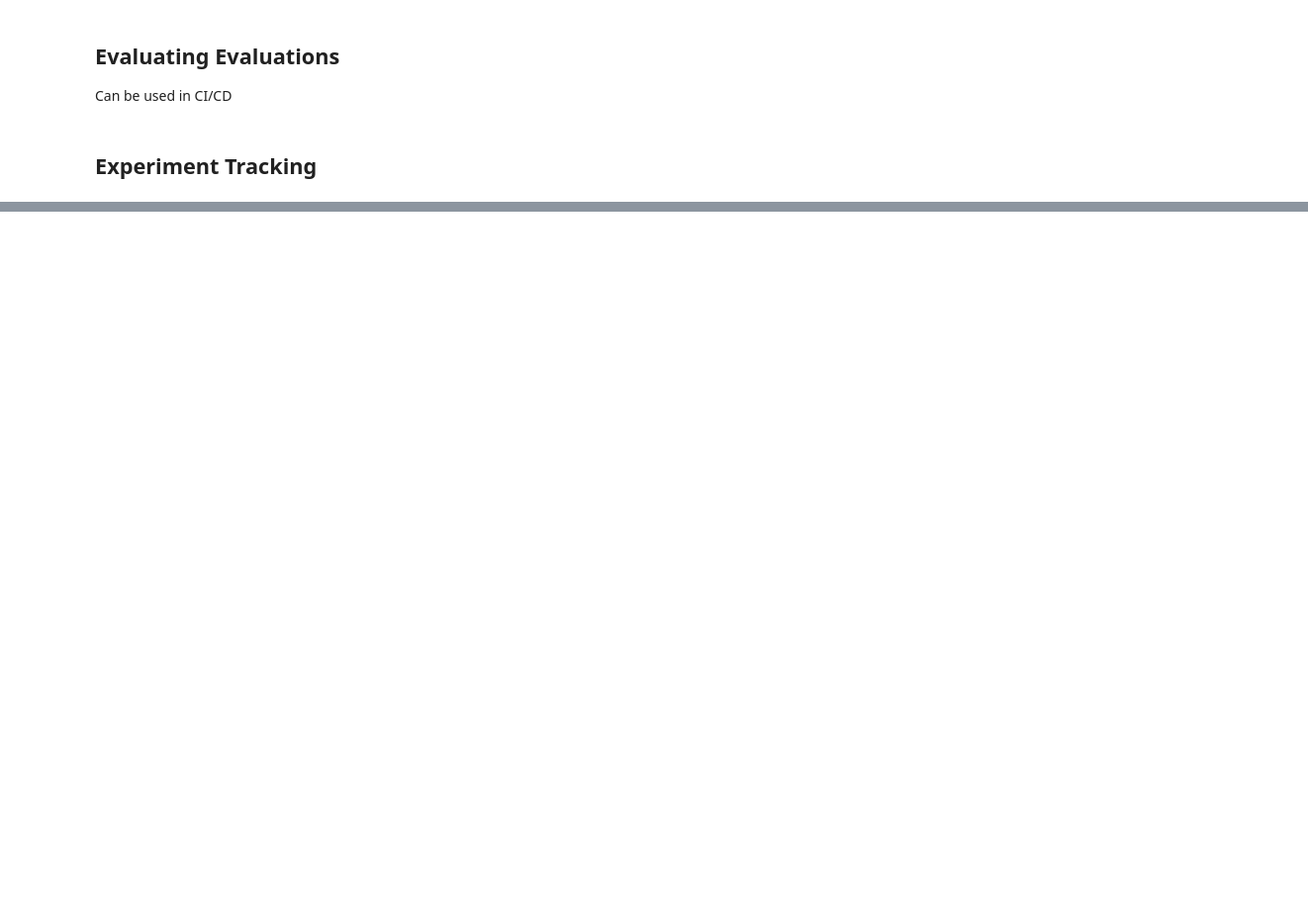
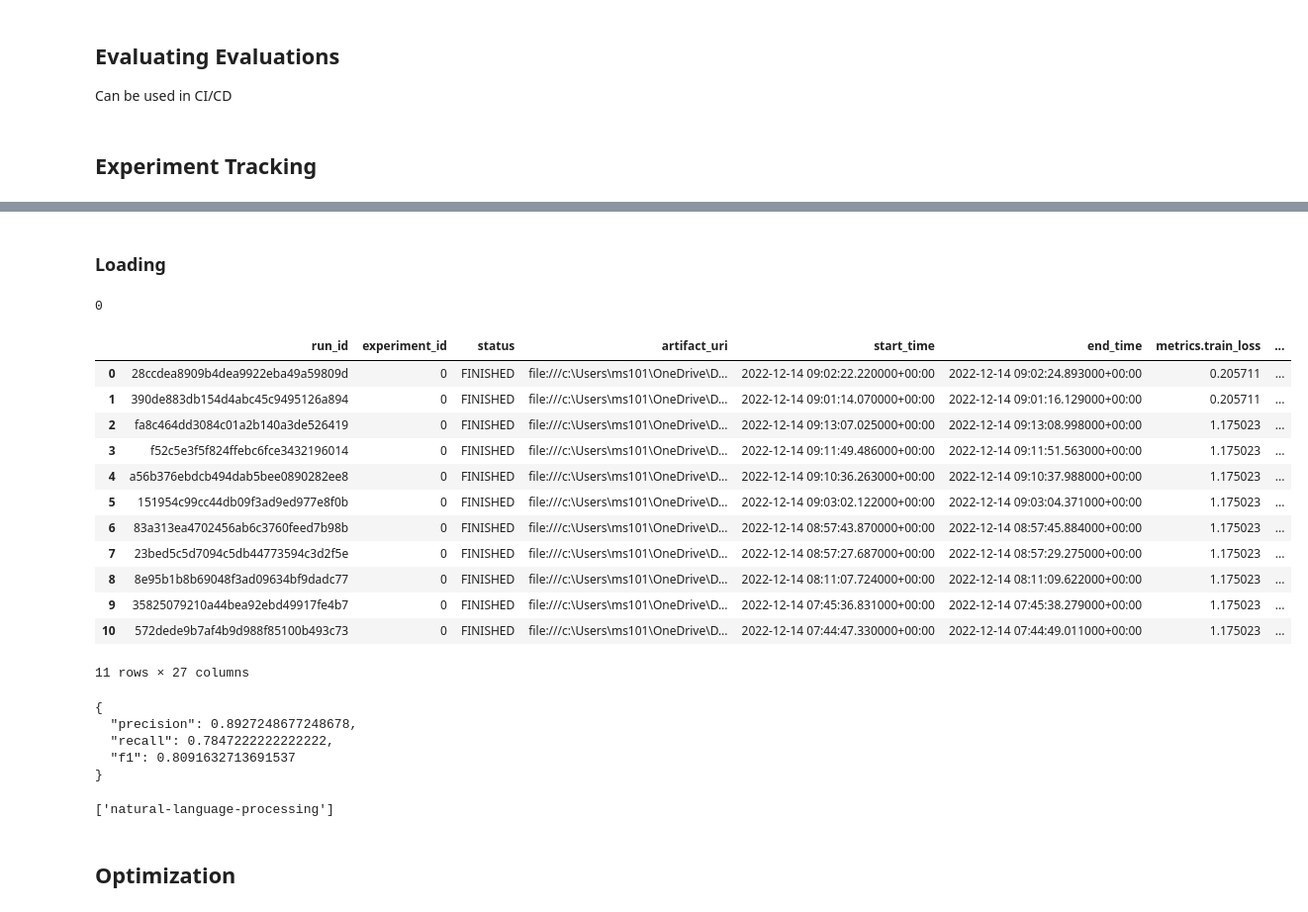
Before and after one commit to MerlinSchaefer/MLOps_course_mwml, a Jupyter notebook: Modeling/Modeling.ipynb, the cells around one changed output, grey strips where cells are left out. Shown at 99% size. Cells and saved outputs as stored; diff of their text form; code cells hidden in the pictures; blank space fills up the shorter version.

Commit message:
Add Tracking lesson, update gitignore

```diff
--- a/Modeling/Modeling.ipynb
+++ b/Modeling/Modeling.ipynb
@@ -565,0 +588,6 @@ explainer.explain_instance(text, classifier_fn=pipe.predict_proba, top_labels=1)
+# %%
+# Set tracking URI
+MODEL_REGISTRY = Path("./experiments")
+Path(MODEL_REGISTRY).mkdir(exist_ok = True) # for creation
+print(f"file:///{str(MODEL_REGISTRY.absolute())}")
+mlflow.set_tracking_uri(f"file:///{str(MODEL_REGISTRY.absolute())}")
@@ -565,0 +726,3 @@ explainer.explain_instance(text, classifier_fn=pipe.predict_proba, top_labels=1)
+# %%
+# Set experiment
+mlflow.set_experiment(experiment_name="baselines")
@@ -565,0 +773,2 @@ explainer.explain_instance(text, classifier_fn=pipe.predict_proba, top_labels=1)
+# %% [markdown]
+### Loading
@@ -565,0 +781,50 @@ explainer.explain_instance(text, classifier_fn=pipe.predict_proba, top_labels=1)
+# %%
+# load all runs from experiment
+experiment_id = mlflow.get_experiment_by_name("baselines").experiment_id
+print(experiment_id)
+all_runs = mlflow.search_runs(experiment_ids = experiment_id, order_by =["metrics.val_loss ASC"])
+display(all_runs)
+# %% [output]
+0
+|  | run_id | experiment_id | status | artifact_uri | start_time | end_time | metrics.train_loss | ... |
+| 0 | 28ccdea8909b4dea9922eba49a59809d | 0 | FINISHED | file:///c:\Users\ms101\OneDrive\D... | 2022-12-14 09:02:22.220000+00:00 | 2022-12-14 09:02:24.893000+00:00 | 0.205711 | ... |
+| 1 | 390de883db154d4abc45c9495126a894 | 0 | FINISHED | file:///c:\Users\ms101\OneDrive\D... | 2022-12-14 09:01:14.070000+00:00 | 2022-12-14 09:01:16.129000+00:00 | 0.205711 | ... |
+| 2 | fa8c464dd3084c01a2b140a3de526419 | 0 | FINISHED | file:///c:\Users\ms101\OneDrive\D... | 2022-12-14 09:13:07.025000+00:00 | 2022-12-14 09:13:08.998000+00:00 | 1.175023 | ... |
+| 3 | f52c5e3f5f824ffebc6fce3432196014 | 0 | FINISHED | file:///c:\Users\ms101\OneDrive\D... | 2022-12-14 09:11:49.486000+00:00 | 2022-12-14 09:11:51.563000+00:00 | 1.175023 | ... |
+| 4 | a56b376ebdcb494dab5bee0890282ee8 | 0 | FINISHED | file:///c:\Users\ms101\OneDrive\D... | 2022-12-14 09:10:36.263000+00:00 | 2022-12-14 09:10:37.988000+00:00 | 1.175023 | ... |
+| 5 | 151954c99cc44db09f3ad9ed977e8f0b | 0 | FINISHED | file:///c:\Users\ms101\OneDrive\D... | 2022-12-14 09:03:02.122000+00:00 | 2022-12-14 09:03:04.371000+00:00 | 1.175023 | ... |
+| 6 | 83a313ea4702456ab6c3760feed7b98b | 0 | FINISHED | file:///c:\Users\ms101\OneDrive\D... | 2022-12-14 08:57:43.870000+00:00 | 2022-12-14 08:57:45.884000+00:00 | 1.175023 | ... |
+| 7 | 23bed5c5d7094c5db44773594c3d2f5e | 0 | FINISHED | file:///c:\Users\ms101\OneDrive\D... | 2022-12-14 08:57:27.687000+00:00 | 2022-12-14 08:57:29.275000+00:00 | 1.175023 | ... |
+| 8 | 8e95b1b8b69048f3ad09634bf9dadc77 | 0 | FINISHED | file:///c:\Users\ms101\OneDrive\D... | 2022-12-14 08:11:07.724000+00:00 | 2022-12-14 08:11:09.622000+00:00 | 1.175023 | ... |
+| 9 | 35825079210a44bea92ebd49917fe4b7 | 0 | FINISHED | file:///c:\Users\ms101\OneDrive\D... | 2022-12-14 07:45:36.831000+00:00 | 2022-12-14 07:45:38.279000+00:00 | 1.175023 | ... |
+| 10 | 572dede9b7af4b9d988f85100b493c73 | 0 | FINISHED | file:///c:\Users\ms101\OneDrive\D... | 2022-12-14 07:44:47.330000+00:00 | 2022-12-14 07:44:49.011000+00:00 | 1.175023 | ... |
+11 rows × 27 columns
+# %%
+# get best run
+# Best run
+best_run_id = all_runs.iloc[0].run_id
+best_run = mlflow.get_run(run_id=best_run_id)
+client = mlflow.tracking.MlflowClient()
+
+with tempfile.TemporaryDirectory() as dp:
+    client.download_artifacts(run_id=best_run_id, path="", dst_path=dp)
+    vectorizer = joblib.load(Path(dp, "vectorizer.pkl"))
+    label_encoder = LabelEncoder.load(fp=Path(dp, "label_encoder.json"))
+    model = joblib.load(Path(dp, "model.pkl"))
+    performance = load_dict(filepath=Path(dp, "performance.json"))
+
+print(json.dumps(performance, indent=2))
+# %% [output]
+{
+  "precision": 0.8927248677248678,
+  "recall": 0.7847222222222222,
+  "f1": 0.8091632713691537
+}
+# %%
+# Inference
+text = "Transfer learning with transformers for text classification."
+predict_tag(texts=[text])
+# %% [output]
+['natural-language-processing']
+# %% [markdown]
+## Optimization
```
Also changed, not shown: parts of 14 cells of this notebook, 2 other files.
